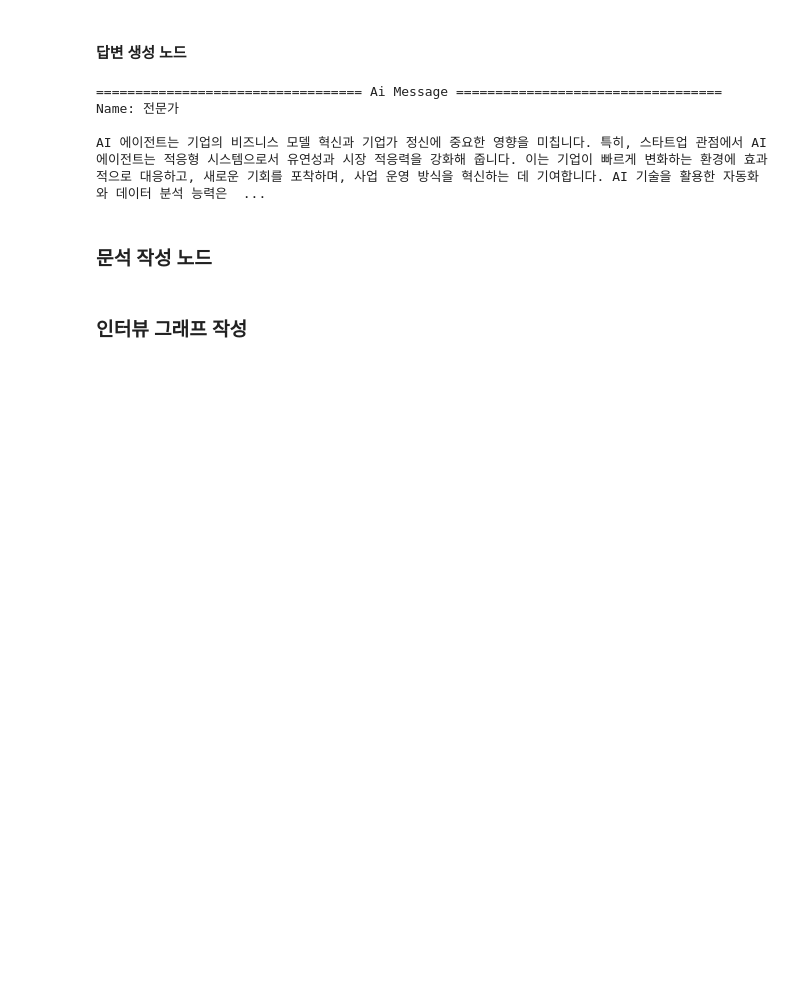
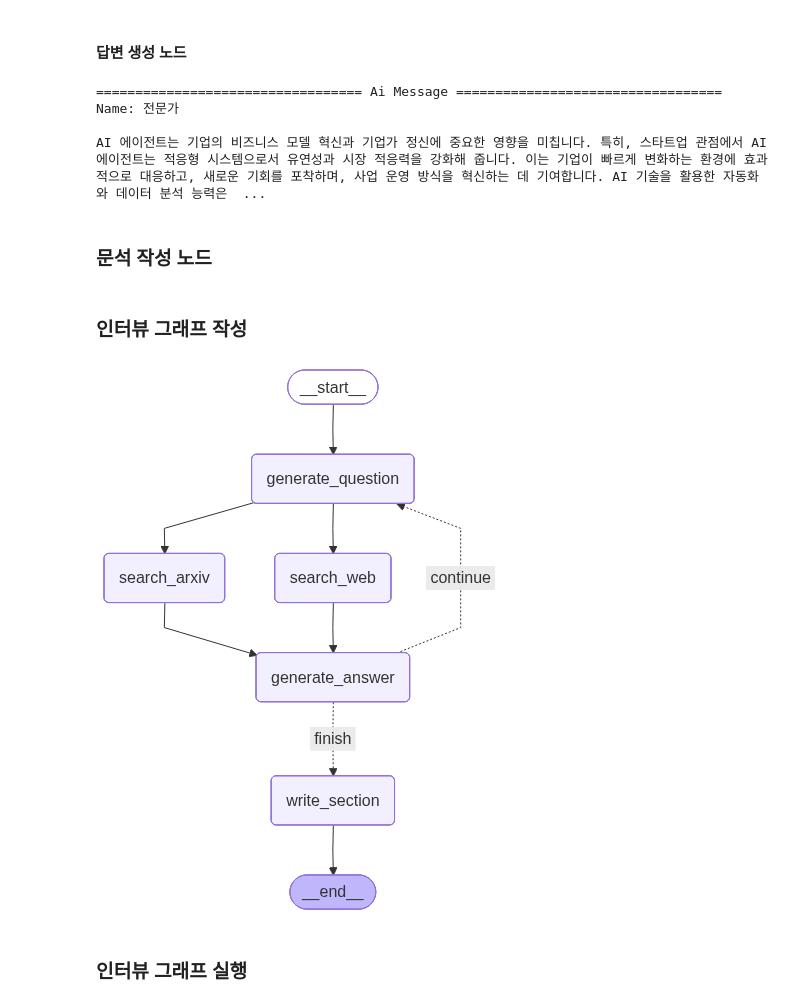
Before and after one commit to jeongsk/langchain-academy, a Jupyter notebook: projects/11-Research-Assistant.ipynb, the cells around one changed output. Cells and saved outputs as stored; diff of their text form; code cells hidden in the pictures; blank space fills up the shorter version.

```diff
--- a/projects/11-Research-Assistant.ipynb
+++ b/projects/11-Research-Assistant.ipynb
@@ -698,6 +696,7 @@ interview_builder.add_node(generate_question)  # 질문 생성
 interview_builder.add_node(search_web)  # 웹 검색
 interview_builder.add_node(search_arxiv)  # arxiv 검색
 interview_builder.add_node(generate_answer)  # 답변 생성
+interview_builder.add_node(write_section)  # 문서 작성
 
 interview_builder.set_entry_point("generate_question")
 interview_builder.add_edge("generate_question", "search_web")
@@ -713,3 +712,15 @@ interview_builder.add_conditional_edges(
     },
 )
 interview_builder.set_finish_point("write_section")
+
+interview_graph = interview_builder.compile(
+    checkpointer=InMemorySaver(),
+).with_config(run_name="Conduct Interviews")
+# %%
+from IPython.display import display, Image
+
+display(Image(interview_graph.get_graph().draw_mermaid_png()))
+# %% [output]
+[figure, added]
+# %% [markdown]
+### 인터뷰 그래프 실행
```
Also changed, not shown: parts of 5 cells of this notebook.
